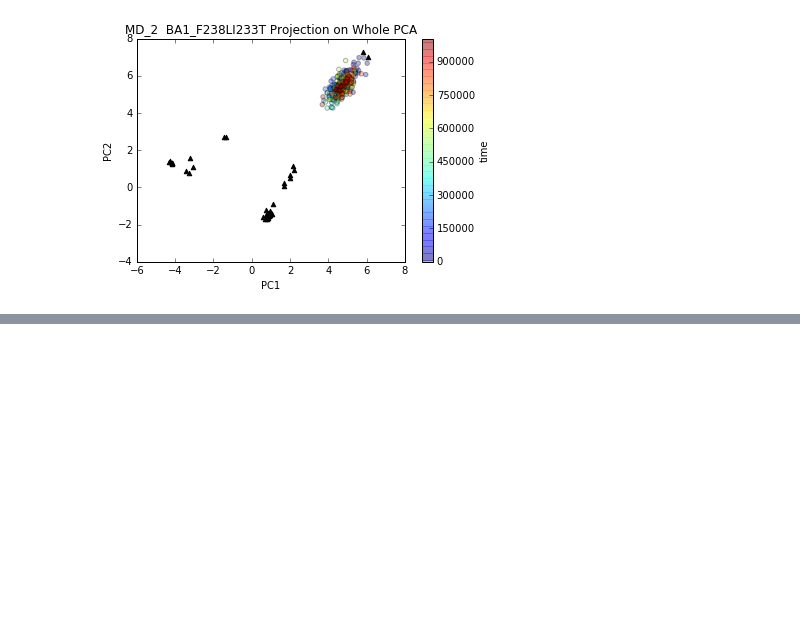
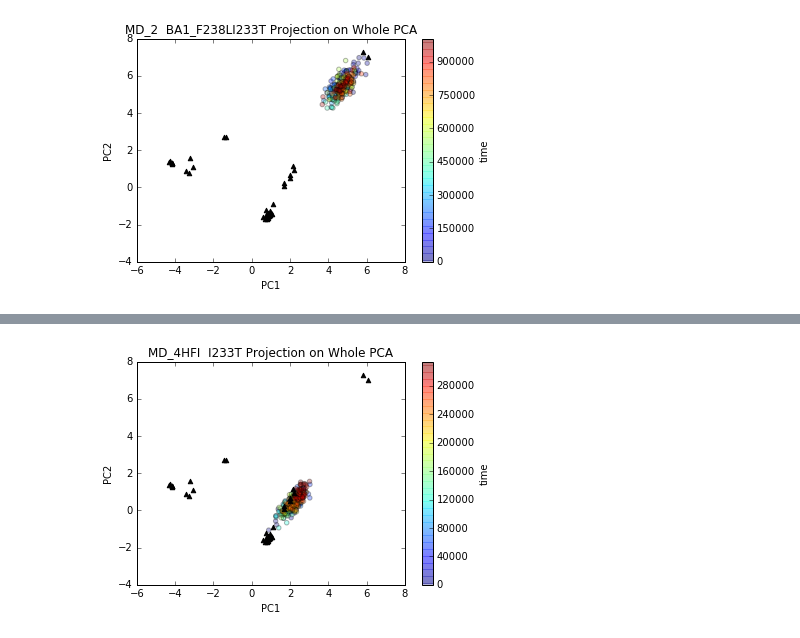
Before and after one commit to chemlove/md_data_analysis, a Jupyter notebook: Projection_of_MD_on_ensemble_pca.ipynb, the cells around one changed output, grey strips where cells are left out. Saved outputs shown, nothing was run; the diff lists cells and outputs as text; code cells hidden in the pictures; blank space fills up the shorter version.

```diff
--- a/Projection_of_MD_on_ensemble_pca.ipynb
+++ b/Projection_of_MD_on_ensemble_pca.ipynb
@@ -107,0 +124,4 @@ projection_on_pca("2",'BA1_F238LI233T')
+# %%
+projection_on_pca("4HFI","I233T")
+# %% [output]
+[figure, added]
```
Also changed, not shown: parts of 20 cells of this notebook, 5 other files.
